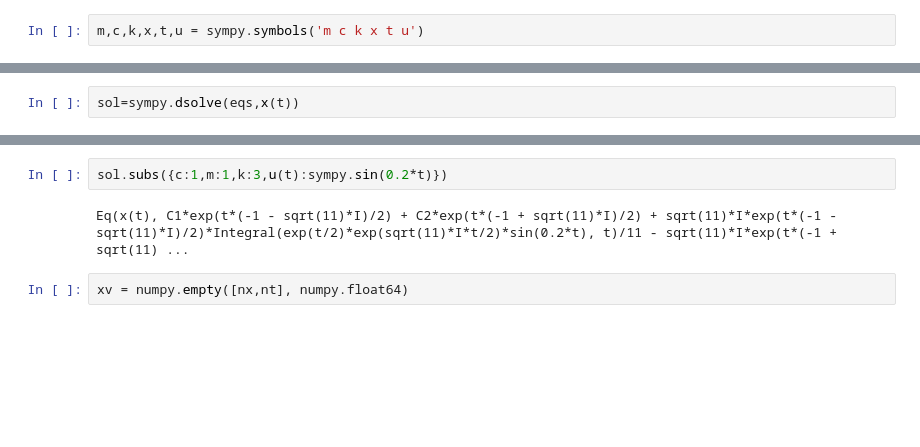
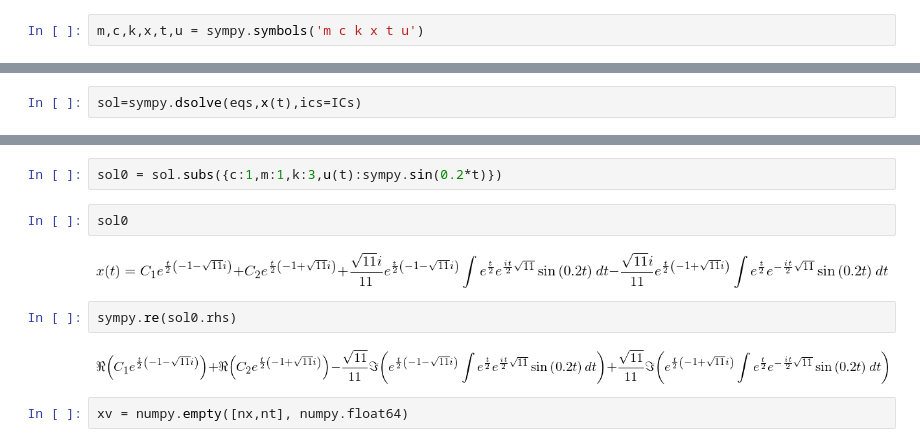
Before and after one commit to hakantiftikci/pyODEIVP4OEM, a Jupyter notebook: purePython/develope_purePython_RK_framework.ipynb, the cells around one changed output, grey strips where cells are left out. Drawn from its saved outputs; the diff is of its cells as text; blank space fills up the shorter version.

```diff
--- a/purePython/develope_purePython_RK_framework.ipynb
+++ b/purePython/develope_purePython_RK_framework.ipynb
@@ -192,5 +199,5 @@ x(0.5)
 # %%
-sol=sympy.dsolve(eqs,x(t))
+sol=sympy.dsolve(eqs,x(t),ics=ICs)
 # %%
 sol
 # %% [output]
@@ -198,7 +205,13 @@ Eq(x(t), C1*exp(t*(-c - sqrt(c**2 - 4*k*m))/(2*m)) + C2*exp(t*(-c + sqrt(c**2 -
 # %%
-sol.subs({c:1,m:1,k:3,u(t):sympy.sin(0.2*t)})
+sol0 = sol.subs({c:1,m:1,k:3,u(t):sympy.sin(0.2*t)})
-# %% [output]
-Eq(x(t), C1*exp(t*(-1 - sqrt(11)*I)/2) + C2*exp(t*(-1 + sqrt(11)*I)/2) + sqrt(11)*I*exp(t*(-1 - sqrt(11)*I)/2)*Integral(exp(t/2)*exp(sqrt(11)*I*t/2)*sin(0.2*t), t)/11 - sqrt(11)*I*exp(t*(-1 + sqrt(11) ...
+# %%
+sol0
+# %% [output]
+[figure, added]
+# %%
+sympy.re(sol0.rhs)
+# %% [output]
+[figure, added]
 # %%
 xv = numpy.empty([nx,nt], numpy.float64)
 # %%
```
Also changed, not shown: parts of 10 cells of this notebook.
